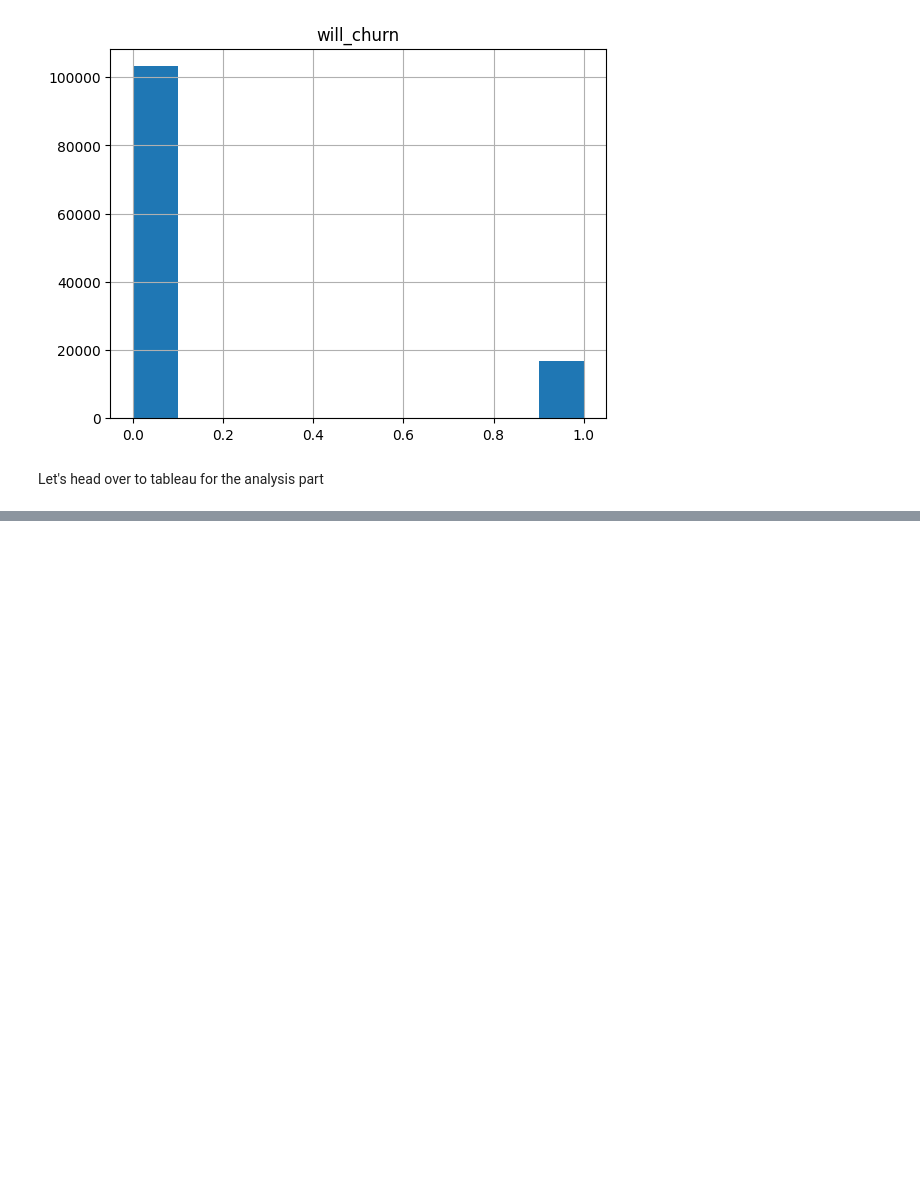
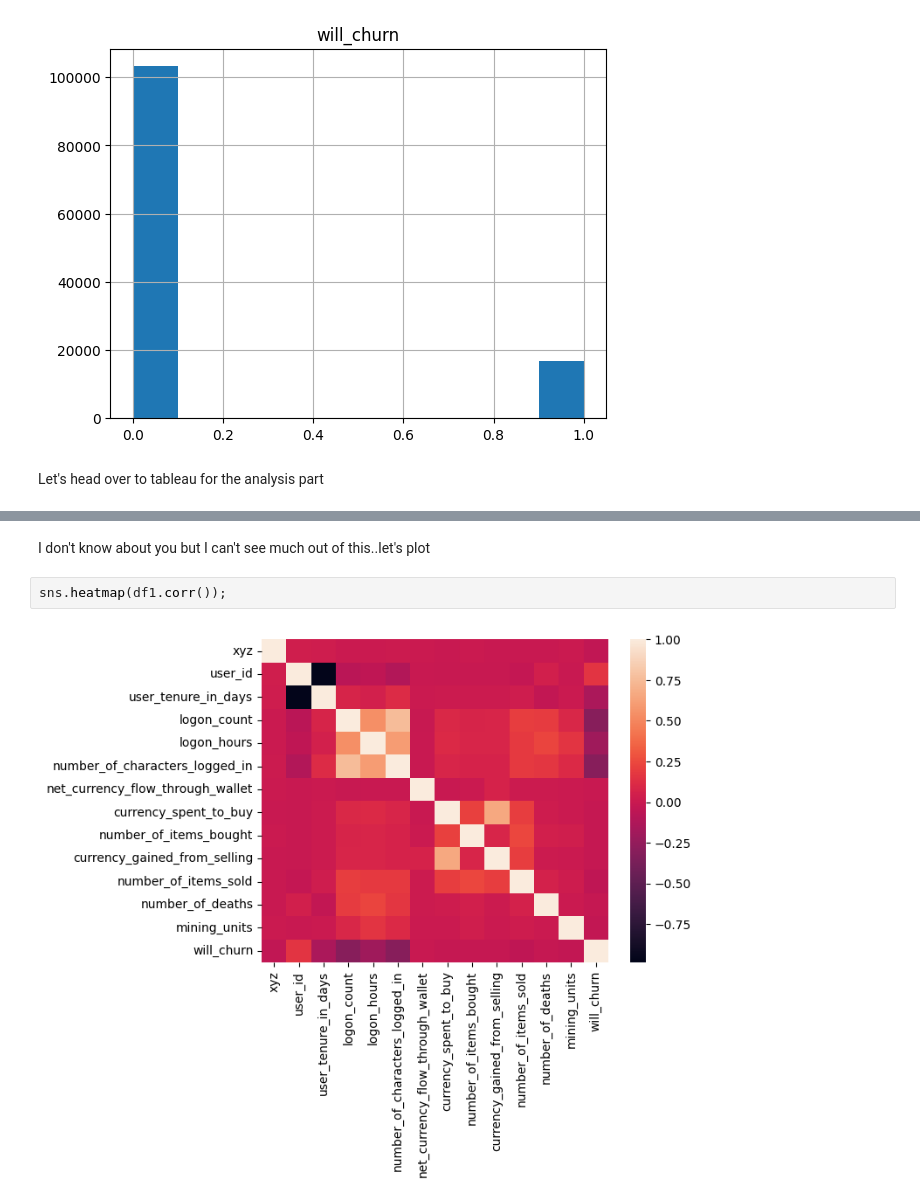
Before and after one commit to victorblaer/ccp_game_data, a Jupyter notebook: ccp_game_data.ipynb, the cells around one changed output, grey strips where cells are left out. Drawn from its saved outputs; the diff is of its cells as text; blank space fills up the shorter version.

```diff
--- a/ccp_game_data.ipynb
+++ b/ccp_game_data.ipynb
@@ -154,0 +175,6 @@ Let's head over to tableau for the analysis part
+# %% [markdown]
+I don't know about you but I can't see much out of this..let's plot
+# %%
+sns.heatmap(df1.corr());
+# %% [output]
+[figure, added]
```
Also changed, not shown: parts of 4 cells of this notebook.
